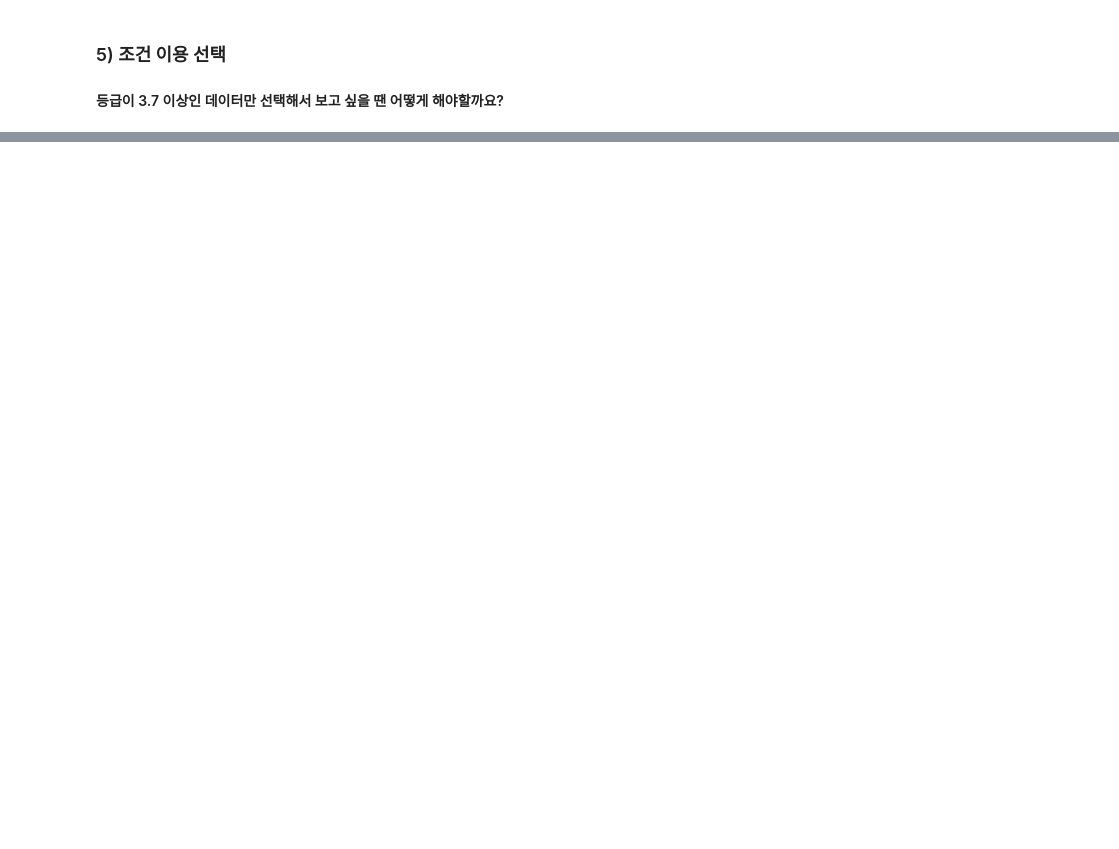
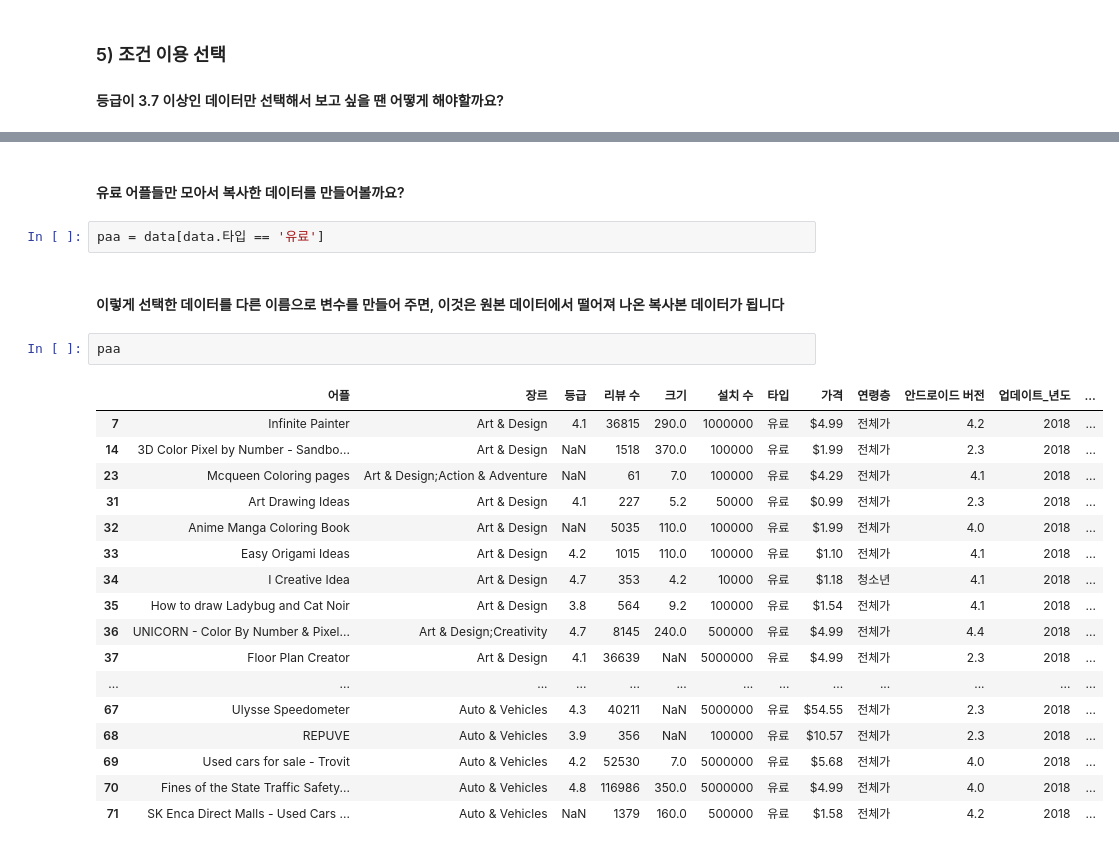
Before and after one commit to kim4pb/python-101, a Jupyter notebook: 01. Python Textbook/데이터 분석을 위한 파이썬 4강 - 3. 판다스 Select.ipynb, the cells around one changed output, grey strips where cells are left out. Saved outputs shown, nothing was run; the diff lists cells and outputs as text; blank space fills up the shorter version.

```diff
--- a/01. Python Textbook/데이터 분석을 위한 파이썬 4강 - 3. 판다스 Select.ipynb
+++ b/01. Python Textbook/데이터 분석을 위한 파이썬 4강 - 3. 판다스 Select.ipynb
@@ -121,0 +271,26 @@ data[data.등급 > 3.7]
+# %% [markdown]
+#### 유료 어플들만 모아서 복사한 데이터를 만들어볼까요?
+# %%
+paa = data[data.타입 == '유료']
+# %% [markdown]
+#### 이렇게 선택한 데이터를 다른 이름으로 변수를 만들어 주면, 이것은 원본 데이터에서 떨어져 나온 복사본 데이터가 됩니다
+# %%
+paa
+# %% [output]
+|  | 어플 | 장르 | 등급 | 리뷰 수 | 크기 | 설치 수 | 타입 | 가격 | 연령층 | 안드로이드 버전 | 업데이트_년도 | ... |
+| 7 | Infinite Painter | Art & Design | 4.1 | 36815 | 290.0 | 1000000 | 유료 | $4.99 | 전체가 | 4.2 | 2018 | ... |
+| 14 | 3D Color Pixel by Number - Sandbo... | Art & Design | NaN | 1518 | 370.0 | 100000 | 유료 | $1.99 | 전체가 | 2.3 | 2018 | ... |
+| 23 | Mcqueen Coloring pages | Art & Design;Action & Adventure | NaN | 61 | 7.0 | 100000 | 유료 | $4.29 | 전체가 | 4.1 | 2018 | ... |
+| 31 | Art Drawing Ideas | Art & Design | 4.1 | 227 | 5.2 | 50000 | 유료 | $0.99 | 전체가 | 2.3 | 2018 | ... |
+| 32 | Anime Manga Coloring Book | Art & Design | NaN | 5035 | 110.0 | 100000 | 유료 | $1.99 | 전체가 | 4.0 | 2018 | ... |
+| 33 | Easy Origami Ideas | Art & Design | 4.2 | 1015 | 110.0 | 100000 | 유료 | $1.10 | 전체가 | 4.1 | 2018 | ... |
+| 34 | I Creative Idea | Art & Design | 4.7 | 353 | 4.2 | 10000 | 유료 | $1.18 | 청소년 | 4.1 | 2018 | ... |
+| 35 | How to draw Ladybug and Cat Noir | Art & Design | 3.8 | 564 | 9.2 | 100000 | 유료 | $1.54 | 전체가 | 4.1 | 2018 | ... |
+| 36 | UNICORN - Color By Number & Pixel... | Art & Design;Creativity | 4.7 | 8145 | 240.0 | 500000 | 유료 | $4.99 | 전체가 | 4.4 | 2018 | ... |
+| 37 | Floor Plan Creator | Art & Design | 4.1 | 36639 | NaN | 5000000 | 유료 | $4.99 | 전체가 | 2.3 | 2018 | ... |
+| ... | ... | ... | ... | ... | ... | ... | ... | ... | ... | ... | ... | ... |
+| 67 | Ulysse Speedometer | Auto & Vehicles | 4.3 | 40211 | NaN | 5000000 | 유료 | $54.55 | 전체가 | 2.3 | 2018 | ... |
+| 68 | REPUVE | Auto & Vehicles | 3.9 | 356 | NaN | 100000 | 유료 | $10.57 | 전체가 | 2.3 | 2018 | ... |
+| 69 | Used cars for sale - Trovit | Auto & Vehicles | 4.2 | 52530 | 7.0 | 5000000 | 유료 | $5.68 | 전체가 | 4.0 | 2018 | ... |
+| 70 | Fines of the State Traffic Safety... | Auto & Vehicles | 4.8 | 116986 | 350.0 | 5000000 | 유료 | $4.99 | 전체가 | 4.0 | 2018 | ... |
+| 71 | SK Enca Direct Malls - Used Cars ... | Auto & Vehicles | NaN | 1379 | 160.0 | 500000 | 유료 | $1.58 | 전체가 | 4.2 | 2018 | ... |
```
Also changed, not shown: parts of 28 cells of this notebook, 2 other files.
